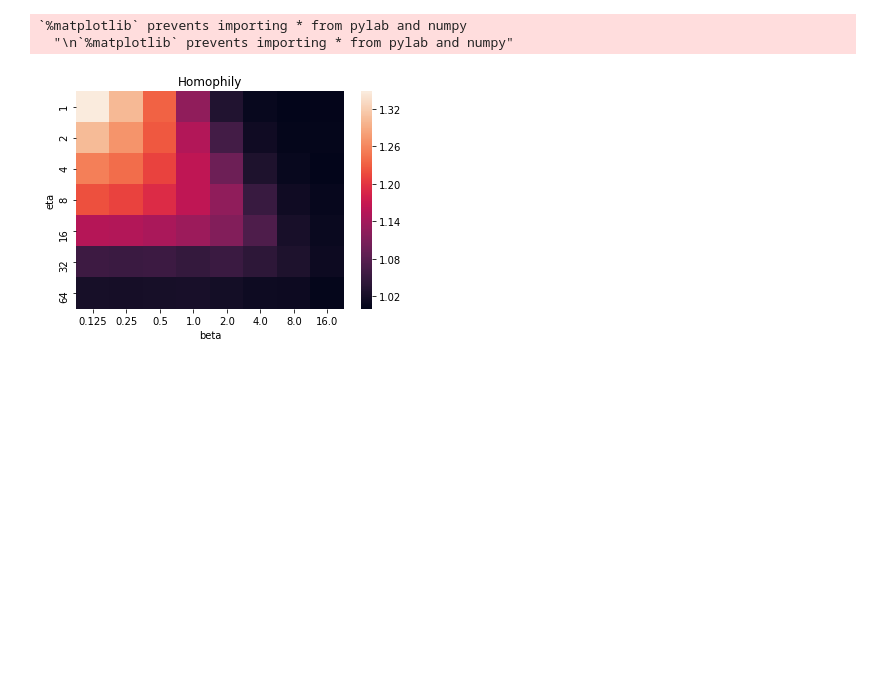
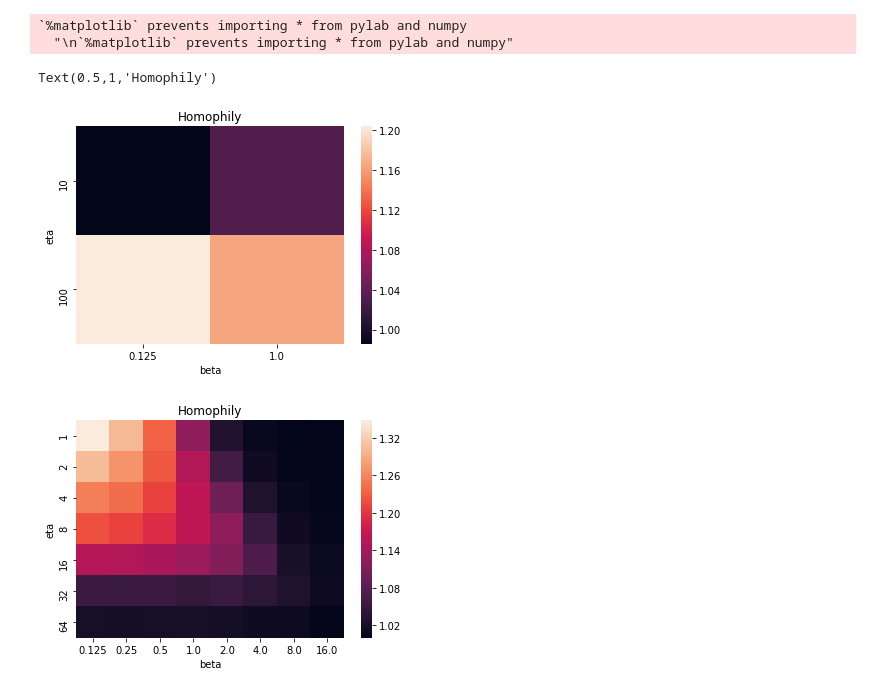
Before and after one commit to FedericoCinus/WoMG, a Jupyter notebook: node2interests/heatmap_nmf.ipynb, the cells around one changed output. Saved outputs shown, nothing was run; the diff lists cells and outputs as text; code cells hidden in the pictures; blank space fills up the shorter version.

```diff
--- a/node2interests/heatmap_nmf.ipynb
+++ b/node2interests/heatmap_nmf.ipynb
@@ -124,6 +179,13 @@ import seaborn as sns
 Populating the interactive namespace from numpy and matplotlib
 `%matplotlib` prevents importing * from pylab and numpy
   "\n`%matplotlib` prevents importing * from pylab and numpy"
+# %%
+# digg
+sns.heatmap(df2)
+plt.title('Homophily')
+# %% [output]
+Text(0.5,1,'Homophily')
+[figure, added]
 # %%
 # erdos renyi
 sns.heatmap(df2)
```
Also changed, not shown: parts of 11 cells of this notebook, 18 other files.
